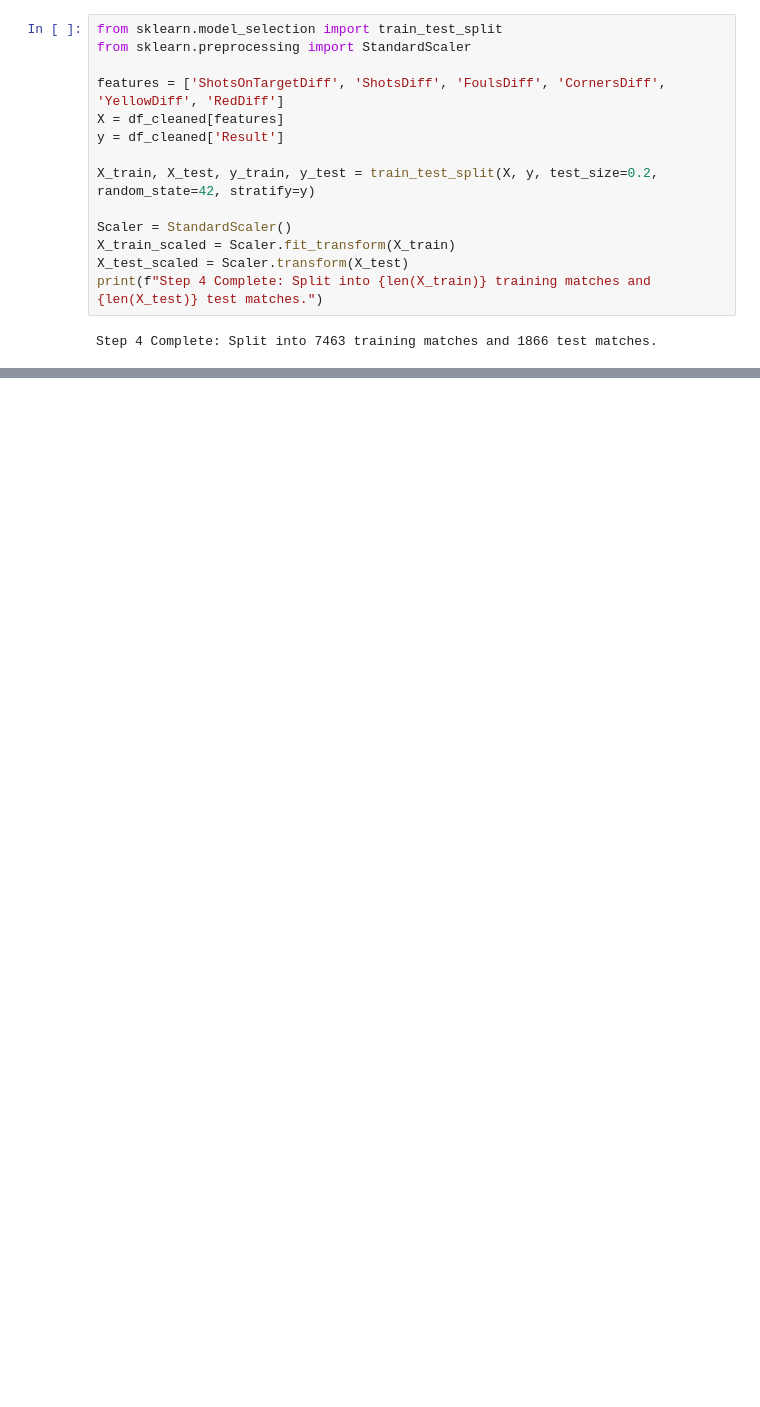
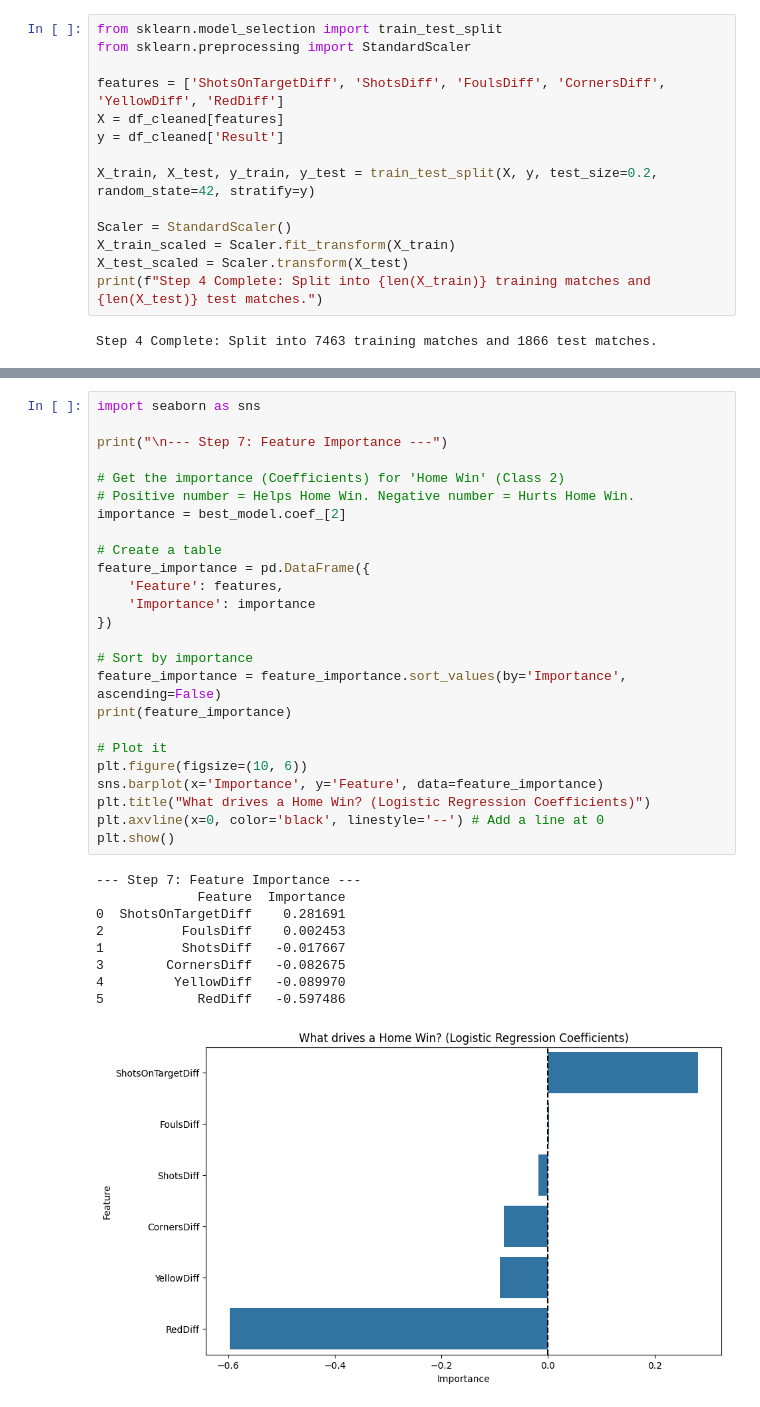
Before and after one commit to sriharimohan/Premier-League-Match-Prediction-using-ML-Models, a Jupyter notebook: Project_Main.ipynb, the cells around one changed output, grey strips where cells are left out. Cells and saved outputs as stored; diff of their text form; blank space fills up the shorter version.

```diff
--- a/Project_Main.ipynb
+++ b/Project_Main.ipynb
@@ -142,0 +194,35 @@ weighted avg       0.48      0.56      0.49      1866
+# %%
+import seaborn as sns
+
+print("\n--- Step 7: Feature Importance ---")
+
+# Get the importance (Coefficients) for 'Home Win' (Class 2)
+# Positive number = Helps Home Win. Negative number = Hurts Home Win.
+importance = best_model.coef_[2]
+
+# Create a table
+feature_importance = pd.DataFrame({
+    'Feature': features,
+    'Importance': importance
+})
+
+# Sort by importance
+feature_importance = feature_importance.sort_values(by='Importance', ascending=False)
+print(feature_importance)
+
+# Plot it
+plt.figure(figsize=(10, 6))
+sns.barplot(x='Importance', y='Feature', data=feature_importance)
+plt.title("What drives a Home Win? (Logistic Regression Coefficients)")
+plt.axvline(x=0, color='black', linestyle='--') # Add a line at 0
+plt.show()
+# %% [output]
+--- Step 7: Feature Importance ---
+             Feature  Importance
+0  ShotsOnTargetDiff    0.281691
+2          FoulsDiff    0.002453
+1          ShotsDiff   -0.017667
+3        CornersDiff   -0.082675
+4         YellowDiff   -0.089970
+5            RedDiff   -0.597486
+[figure, added]
```
Also changed, not shown: parts of 6 cells of this notebook.
